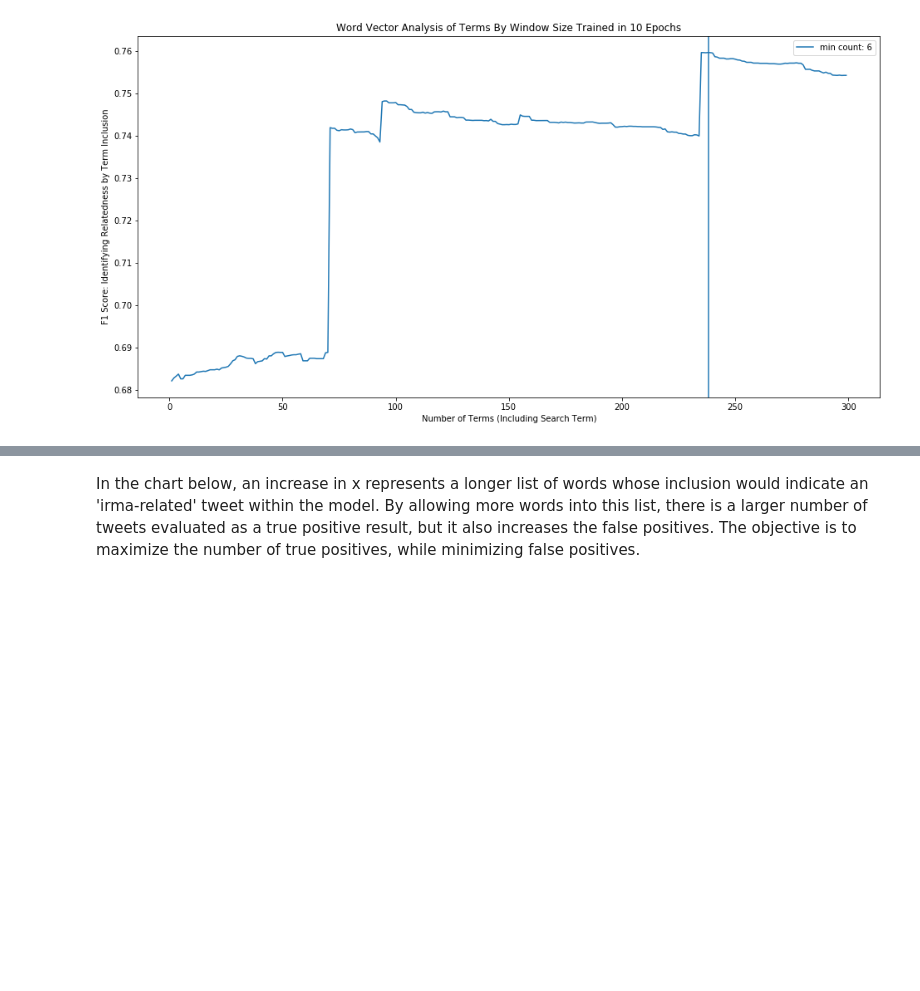
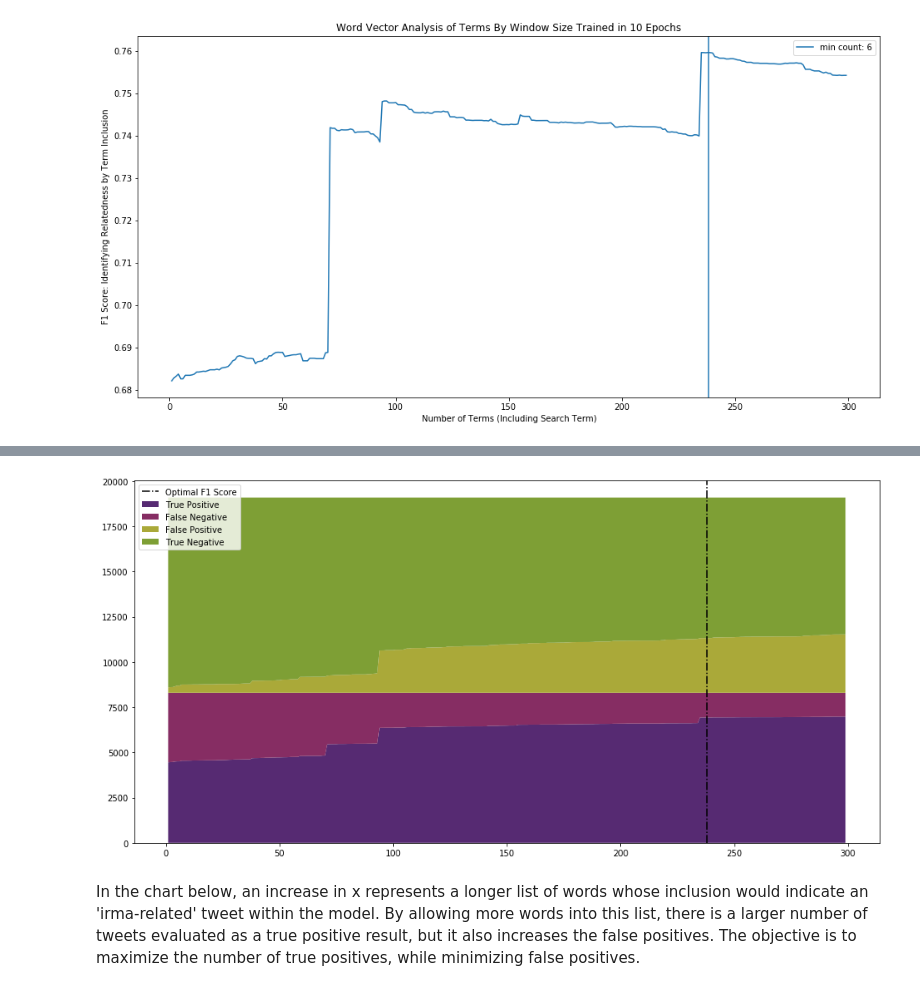
Before and after one commit to brownworth/TwitterDisaster, a Jupyter notebook: MinMaxScaledValues.ipynb, the cells around one changed output, grey strips where cells are left out. Cells and saved outputs as stored; diff of their text form; code cells hidden in the pictures; blank space fills up the shorter version.

```diff
--- a/MinMaxScaledValues.ipynb
+++ b/MinMaxScaledValues.ipynb
@@ -308,3 +288,22 @@ plt.legend();
+# %%
+fig = plt.figure(figsize=(16,8))
+ax = fig.subplots()
+
+color_list = ["#562a72", "#862d63", "#aaa939", "#7e9f35"]
+
+ax.stackplot(conf_df.iloc[1:,:].index,
+             conf_df.iloc[1:,3],
+             conf_df.iloc[1:,2],
+             conf_df.iloc[1:,1],
+             conf_df.iloc[1:,0],
+             labels=["True Positive","False Negative","False Positive","True Negative"],
+            colors = color_list)
+# ax.axhline(hc_encoded_counts[1],linestyle="-.",color="w")
+ax.axvline(238,linestyle="-.",color="k",label="Optimal F1 Score")
+ax.legend(loc='upper left')
+plt.show()
+# %% [output]
+[figure, added]
 # %% [markdown]
 In the chart below, an increase in x represents a longer list of words whose inclusion would indicate an 'irma-related' tweet within the model. By allowing more words into this list, there is a larger number of tweets evaluated as a true positive result, but it also increases the false positives. The objective is to maximize the number of true positives, while minimizing false positives.
 # %%
```
Also changed, not shown: parts of 15 cells of this notebook.
